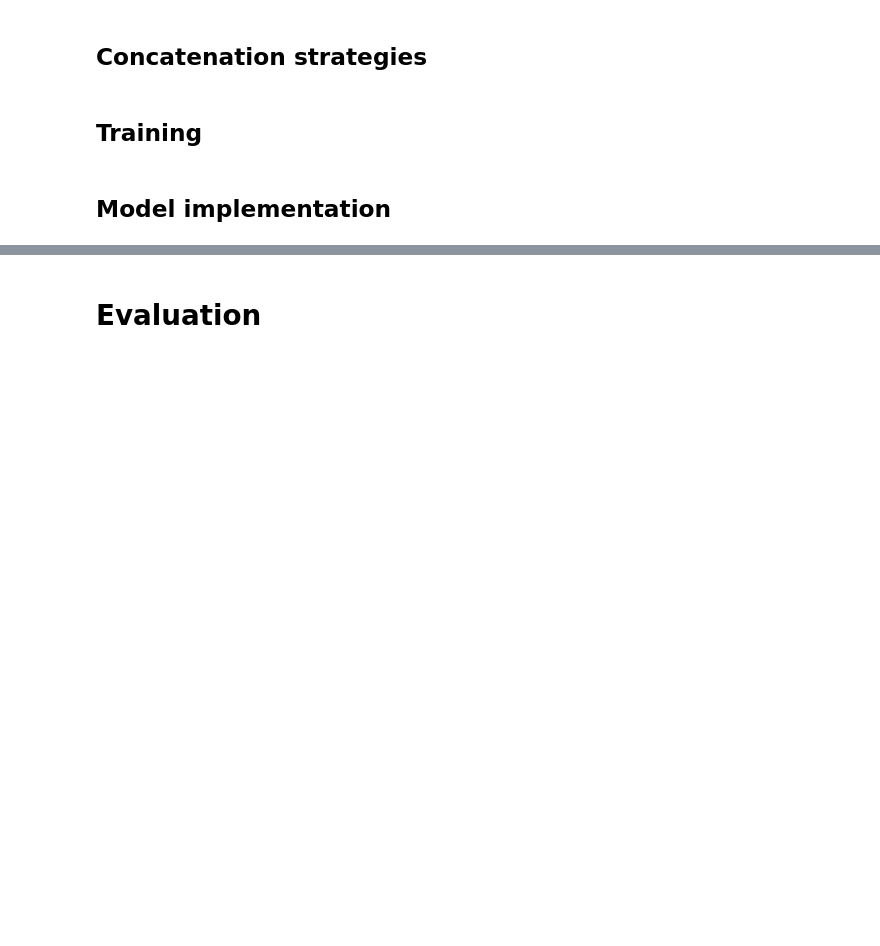
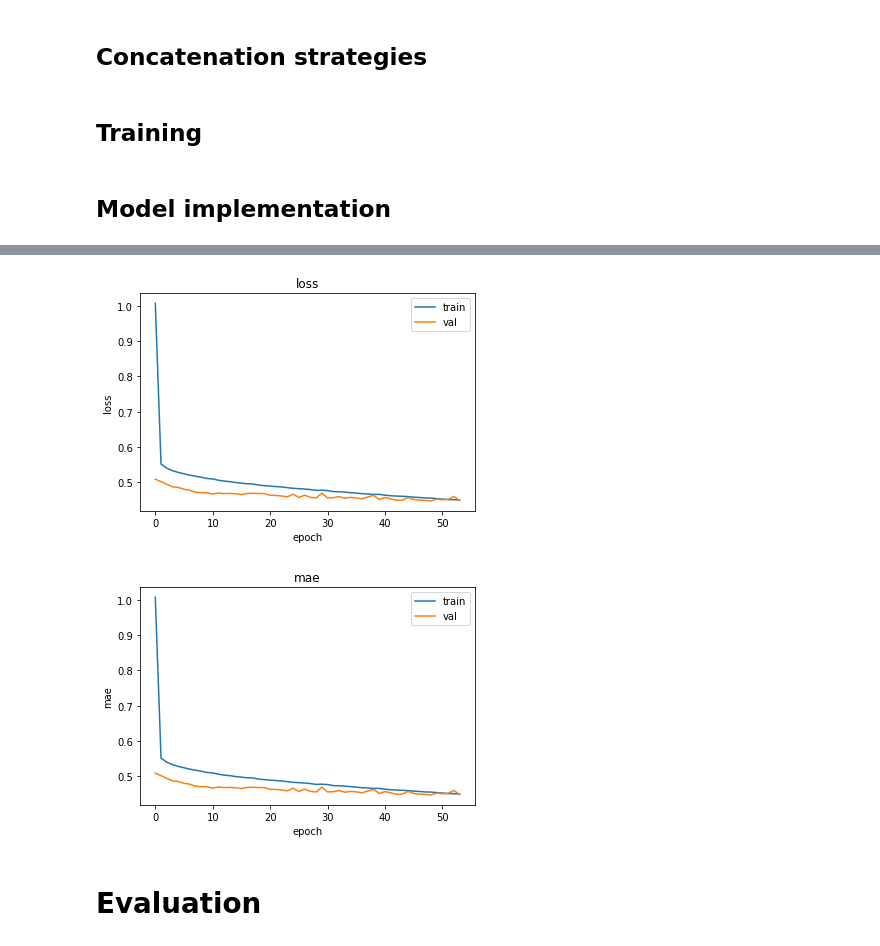
Before and after one commit to FedeSpu/argumentative-debates, a Jupyter notebook: argumentative-debates.ipynb, the cells around one changed output, grey strips where cells are left out. Cells and saved outputs as stored; diff of their text form; code cells hidden in the pictures; blank space fills up the shorter version.

```diff
--- a/argumentative-debates.ipynb
+++ b/argumentative-debates.ipynb
@@ -315,2 +302,4 @@ plt.show()
 # %% [markdown]
 # Split
+# %%
+df = pd.read_csv('dataframe.csv')
@@ -590,6 +599,8 @@ And we split the dataset into claims set, evidences set and label set for train/
 claim_train = [sentence.split(" ") for sentence in train['Claim'].values]
 claim_parent_train = [sentence.split(" ") for sentence in train['Parent_claim'].values]
 parent_vote_train = train['Parent_vote'].values
+n_child_pro_train = train['Pro'].values
+n_child_con_train = train['Con'].values
 stance_train = train['Stance']
 y_train = train['Mean_vote']
 
@@ -597,6 +608,8 @@ y_train = train['Mean_vote']
 claim_val = [sentence.split(" ") for sentence in valid['Claim'].values]
 claim_parent_val = [sentence.split(" ") for sentence in valid['Parent_claim'].values]
 parent_vote_val = valid['Parent_vote'].values
+n_child_pro_val = valid['Pro'].values
+n_child_con_val = valid['Con'].values
 stance_val = valid['Stance']
 y_val = valid['Mean_vote']
 
@@ -604,6 +617,8 @@ y_val = valid['Mean_vote']
 claim_test = [sentence.split(" ") for sentence in test['Claim'].values]
 claim_parent_test = [sentence.split(" ") for sentence in test['Parent_claim'].values]
 parent_vote_test = test['Parent_vote'].values
+n_child_pro_test = test['Pro'].values
+n_child_con_test = test['Con'].values
 stance_test = test['Stance']
 y_test = test['Mean_vote']
 # %%
@@ -1063,0 +1038,55 @@ Displaying the following history keys:  dict_keys(['loss', 'mae', 'val_loss', 'v
+# %%
+def create_model3(sentence_embedding, merging_strategy):
+
+    # Claim input embedding
+    claim_input = Input(shape=(max_tokens,), name="claim_input")
+    claim_word_embedding = Embedding(**word_embedding_info, name="claim_word_embedding")(claim_input)
+    claim_sentence_embedding = sentence_embedding(claim_word_embedding)
+
+    claim_parent_input = Input(shape=(max_tokens,), name='claim_parent_input')
+    claim_parent_word_embedding = Embedding(**word_embedding_info, name="claim_parent_word_embedding")(claim_parent_input)
+    claim_parent_sentence_embedding = sentence_embedding(claim_parent_word_embedding)
+
+    # Stance input
+    stance_input = Input(shape=(1,), name='stance_input')
+
+    # Number of childs ratio input
+    n_child_ratio_input = Input(shape=(1,), name='n_child_ratio_input')
+
+    # Parent vote input
+    parent_vote_input = Input(shape=(1,), name='parent_vote_input')
+
+    # Concatenation
+    merge_layer = Concatenate()([claim_parent_sentence_embedding, parent_vote_input, claim_sentence_embedding, stance_input, n_child_ratio_input])
+
+    # Merging
+    # merge_layer = merging_strategy(concat_parent_layer, concat_stance_layer)
+
+    # Regressor
+    dense_layer = Dense(50, activation="relu",
+                         # kernel_regularizer=keras.regularizers.l2(0.01),
+                         name="dense")(merge_layer)
+    # Dropout layer
+    dropout_layer = Dropout(rate=0, name="dropout")(dense_layer)
+    # Output layer
+    output_class = Dense(1, activation="relu", name="regressor")(dropout_layer)
+
+    model = keras.Model(inputs=[claim_input, claim_parent_input, stance_input, parent_vote_input, n_child_ratio_input], outputs=output_class)
+
+    model.summary()
+
+    # Compile
+    model.compile(loss='mae', metrics=['mae'],
+                  optimizer=keras.optimizers.Adam(1e-4))
+
+    return model
+
+model3 = create_model3(sentence_embedding=RNNSentenceEmbedding(embedding_dimension, False, name='sentence_embedding'), merging_strategy=ConcatationMerge(name="merging_strategy"))
+
+n_child_ratio_train = (n_child_pro_train + 1.0) / (n_child_con_train + 1.0)
+n_child_ratio_val = (n_child_pro_val + 1.0) / (n_child_con_val + 1.0)
+n_child_ratio_test = (n_child_pro_test + 1.0) / (n_child_con_test + 1.0)
+
+model3 = train_model(model=model3, x_train=[claim_train, claim_parent_train, stance_train, parent_vote_train, n_child_ratio_train], y_train=y_train,
+                    x_val=[claim_val, claim_parent_val, stance_val, parent_vote_val, n_child_ratio_val], y_val=y_val, training_info=training_info)
+# %% [output]
@@ -1064,3 +1110,5 @@ Displaying the following history keys:  dict_keys(['loss', 'mae', 'val_loss', 'v
+[figure, added]
+[figure, added]
 # %% [markdown]
 # Evaluation
 # %%
```
Also changed, not shown: parts of 37 cells of this notebook.
